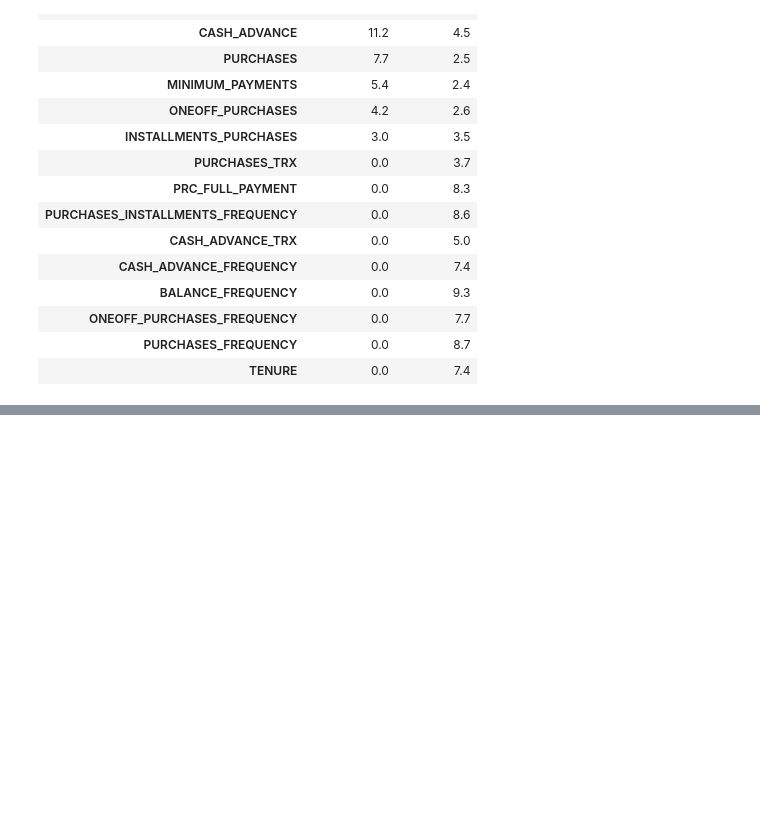
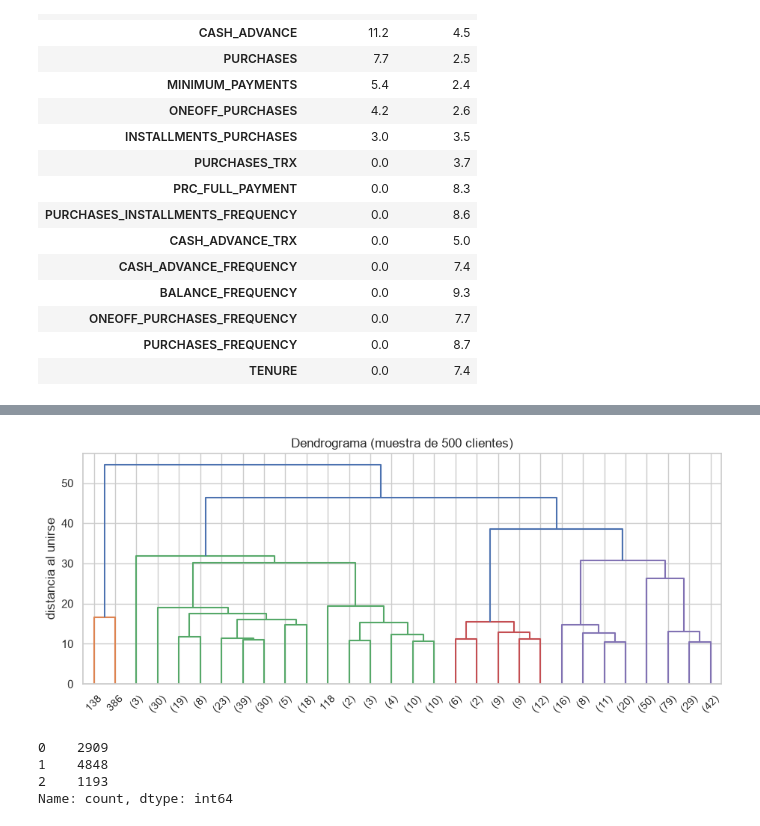
Before and after one commit to IA-P1-BCN/juanCarlos-investigacion-clustering, a Jupyter notebook: workshop-tarjetas.ipynb, the cells around one changed output, grey strips where cells are left out. Saved outputs shown, nothing was run; the diff lists cells and outputs as text; code cells hidden in the pictures; blank space fills up the shorter version.

```diff
--- a/workshop-tarjetas.ipynb
+++ b/workshop-tarjetas.ipynb
@@ -234,0 +277,20 @@ plt.show()
+# %%
+from scipy.cluster.hierarchy import linkage, dendrogram
+from sklearn.cluster import AgglomerativeClustering
+
+rng = np.random.default_rng(RANDOM_STATE)
+muestra = X[rng.choice(len(X), size=500, replace=False)]
+
+plt.figure(figsize=(11, 4))
+dendrogram(linkage(muestra, method="ward"), truncate_mode="lastp", p=30)
+plt.title("Dendrograma (muestra de 500 clientes)"); plt.ylabel("distancia al unirse")
+plt.show()
+
+clusters_ag = AgglomerativeClustering(n_clusters=3, linkage="ward").fit_predict(X)
+pd.Series(clusters_ag).value_counts().sort_index()
+# %% [output]
+[figure, added]
+0    2909
+1    4848
+2    1193
+Name: count, dtype: int64
```
Also changed, not shown: parts of 21 cells of this notebook, 2 other files.
